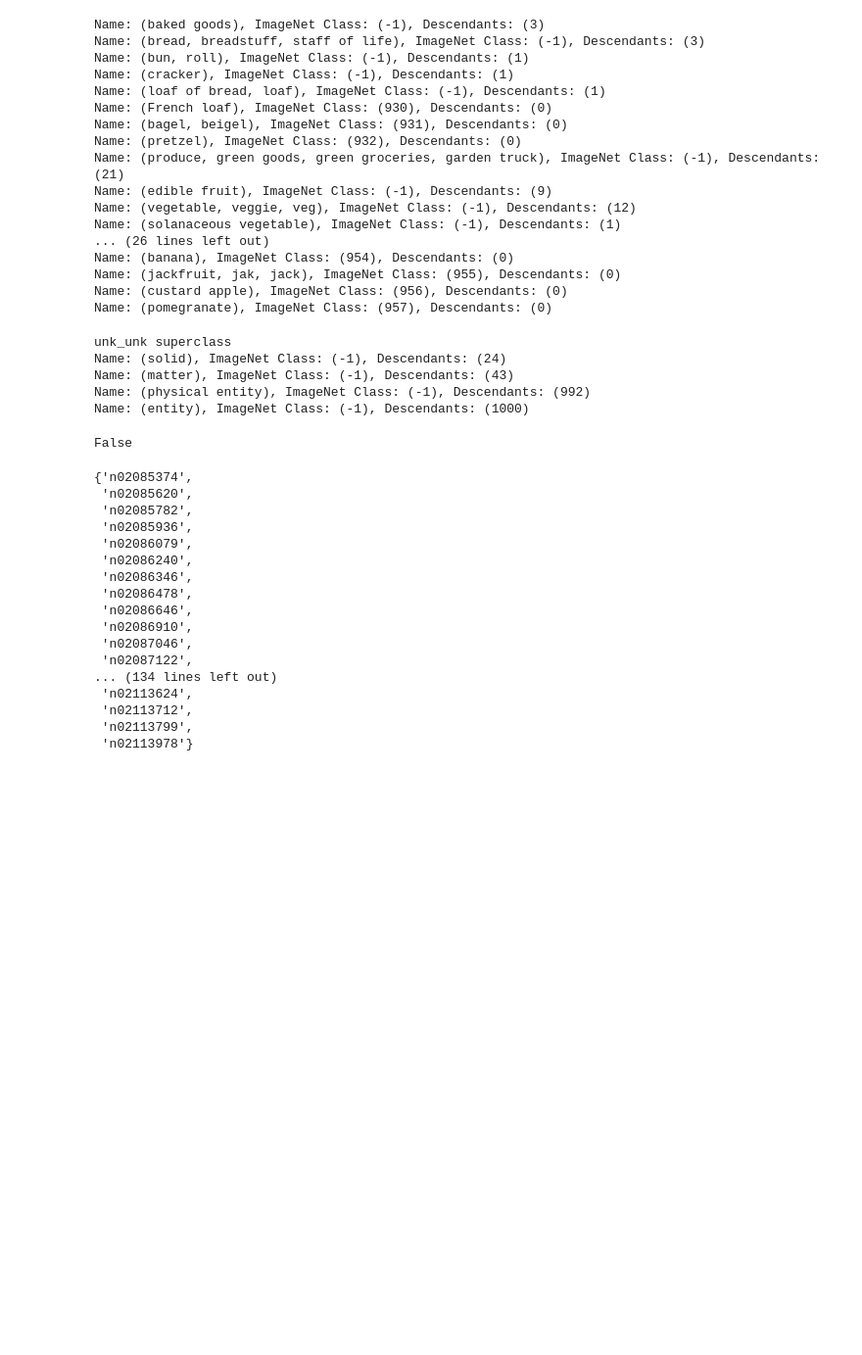
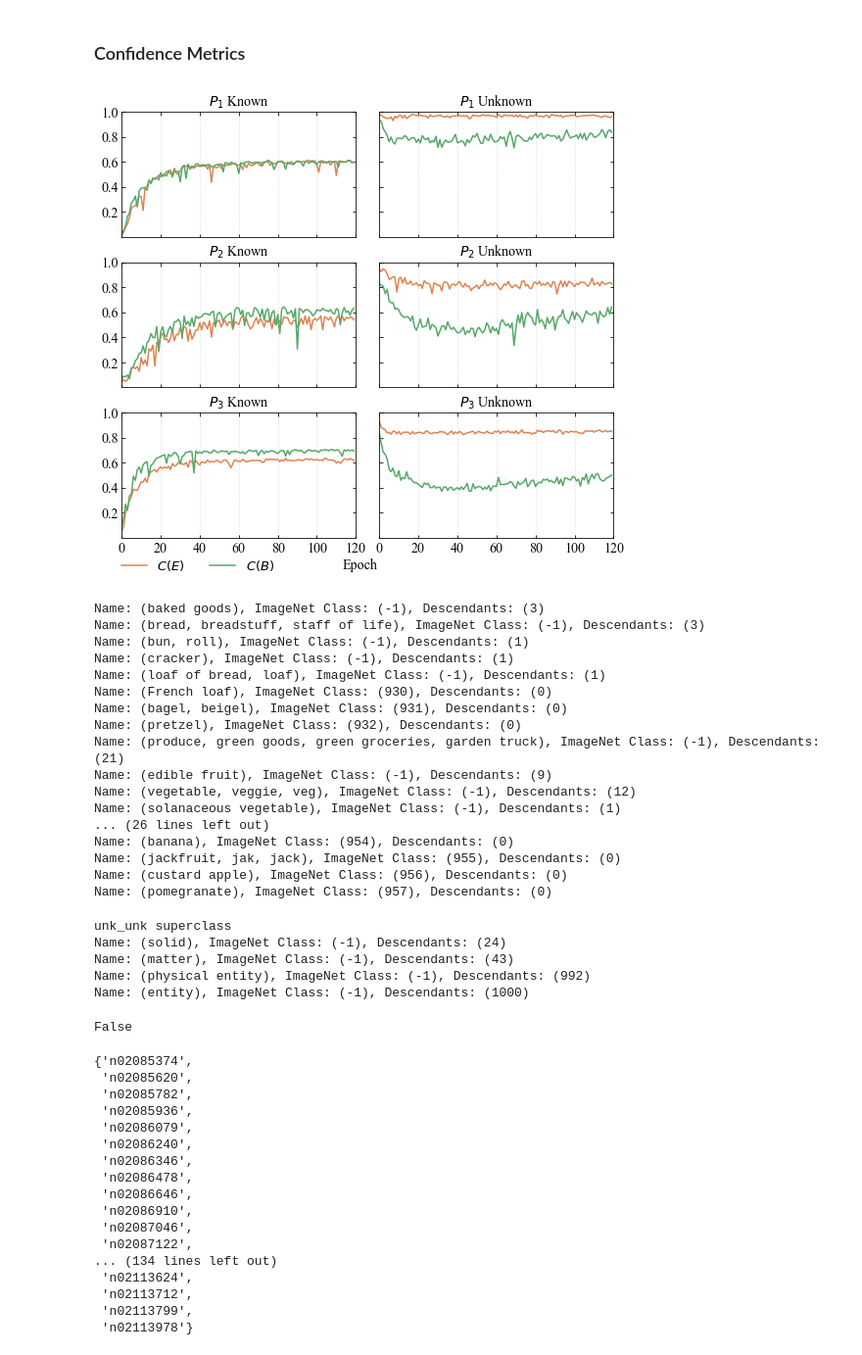
Before and after one commit to AIML-IfI/openset-imagenet, a Jupyter notebook: analysis/open_set_imagenet.ipynb, the cells around one changed output. Shown at 98% size. Saved outputs shown, nothing was run; the diff lists cells and outputs as text; code cells hidden in the pictures; blank space fills up the shorter version.

Commit message:
confidence

```diff
--- a/analysis/open_set_imagenet.ipynb
+++ b/analysis/open_set_imagenet.ipynb
@@ -137,3 +121,79 @@ array([-1.,  0.,  1.,  2.,  3.,  4.,  5.,  6.,  7.,  8.,  9., 10., 11.,
+# %% [markdown]
+### Confidence Metrics
+# %%
+from tensorboard.backend.event_processing.event_accumulator import EventAccumulator
+from pathlib import Path
+import matplotlib.pyplot as plt
+import seaborn as sns
+from matplotlib.ticker import MaxNLocator
+
+outputs = Path('../outputs/')
+
+event_paths = {
+    '$E_{1}$':  outputs / 'e1n_l1_e0_adam/events.out.tfevents.1655681577.rolf.252847.0',
+    '$B_{1}$':  outputs / 'b1n_l1_e0_adam/events.out.tfevents.1655681314.rolf.247397.0',
+
+    '$E_{2}$':  outputs / 'e2n_l1_e0_adam/events.out.tfevents.1655681413.rolf.249030.0',
+    '$B_{2}$':  outputs / 'b2n_l1_e0_adam/events.out.tfevents.1655681057.rolf.239916.0',
+
+    '$E_{3}$':  outputs / 'e3n_l1_e0_adam/events.out.tfevents.1655711400.rolf.249245.0',
+    '$B_{3}$':  outputs / 'b3n_l1_e0_adam/events.out.tfevents.1655681621.rolf.253932.0',
+   }
+
+
+linewidth = 1.5
+legend_pos = "lower right"
+font_size = 14
+colors = sns.color_palette("deep")
+colors2 = sns.color_palette("deep")
+fig = plt.figure(figsize=(9,8))
+gs = fig.add_gridspec(3, 2, hspace=0.2, wspace=0.1)
+axs = gs.subplots(sharex=True, sharey=True)
+axs = axs.flat
+
+for ix, (exp_name, f_path)  in enumerate(event_paths.items()):
+    ax_kn = axs[2 * (ix//2)]
+    ax_unk = axs[2 * (ix//2) + 1]
+    # Read data from the tensorboard object
+    event_acc = EventAccumulator(str(f_path), size_guidance={'scalars': 0})
+    event_acc.Reload()
+
+    # Plot known confidence
+    _, step_kn, val_kn = zip(*event_acc.Scalars('val/conf_kn'))
+    ax_kn.plot(step_kn, val_kn, linewidth=linewidth, label = exp_name + ' kn', color=colors[ix%2 + 1])
+
+    # Plot unknown confidence
+    _, step_unk, val_unk = zip(*event_acc.Scalars('val/conf_unk'))
+    ax_unk.plot(step_unk, val_unk, linewidth=linewidth, label = exp_name + ' unk', color=colors2[ix%2 + 1], )
+
+    #  set axis properties
+    ax_kn.set_title("$P_{}$ Known".format(ix//2 + 1), fontsize=font_size)
+    ax_unk.set_title("$P_{}$ Unknown".format(ix//2 + 1), fontsize=font_size)
+
+# Manual legend
+# axs[-1].legend(['$C(E)$', '$C(B)$'], frameon=False, fontsize=font_size - 1,
+#                bbox_to_anchor=(0.9, -0.07), ncol=2)
+axs[-2].legend(['$C(E)$', '$C(B)$'], frameon=False, fontsize=font_size - 1,
+               bbox_to_anchor=(0.7, -0.07), ncol=2)
+
+for ax in axs:
+    # set the tick parameters for the current axis handler
+    ax.tick_params(which='both', bottom=True, top=True, left=True, right=True, direction='in')
+    ax.tick_params(labelbottom=True, labeltop=False, labelleft=True,
+                   labelright=False, labelsize=font_size)
+    ax.set_xlim(0, 120)
+    ax.set_ylim(0, 1)
+    # Thicklocator parameters
+    ax.yaxis.set_major_locator(MaxNLocator(5, prune='lower'))
+    ax.xaxis.set_major_locator(MaxNLocator(6))
+    ax.label_outer()
+    ax.grid(axis='x', linestyle=':', linewidth=1, color='gainsboro')
+# X label
+fig.text(0.5, 0.07, 'Epoch', ha='center', fontsize=font_size)
+plt.savefig('fig/confidence.pdf', dpi=90, bbox_inches='tight')
+plt.show()
+# %% [output]
+[figure, added]
 # %%
 from robustness.tools.imagenet_helpers import ImageNetHierarchy, common_superclass_wnid
 from pathlib import Path
```
Also changed, not shown: parts of 4 cells of this notebook, 1 other file.
